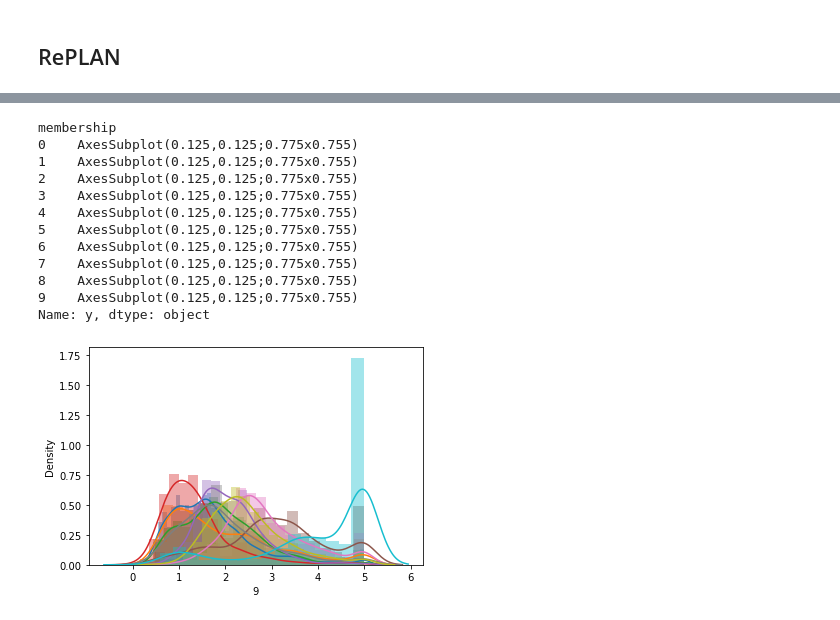
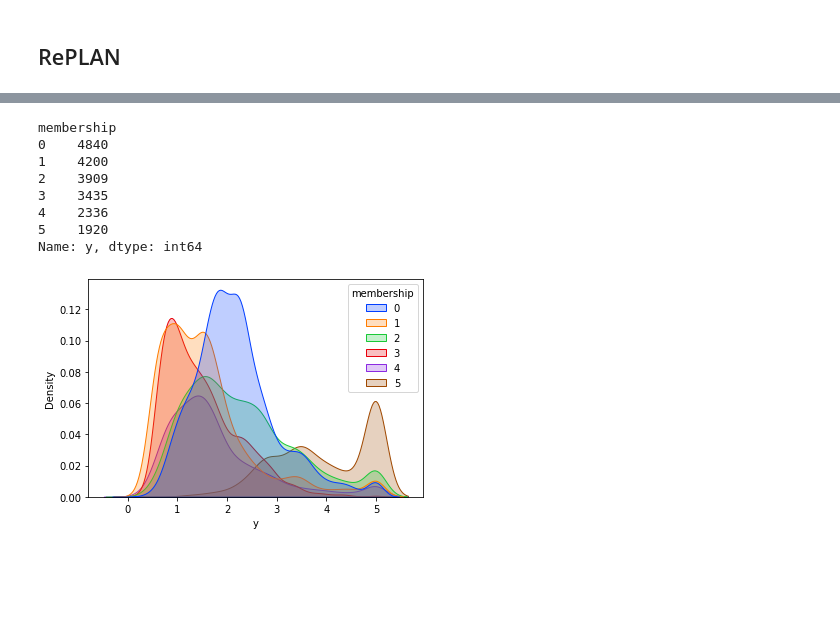
Before and after one commit to AlanGanem/replan, a Jupyter notebook: notebooks_dev/replan.ipynb, the cells around one changed output, grey strips where cells are left out. Cells and saved outputs as stored; diff of their text form; code cells hidden in the pictures; blank space fills up the shorter version.

```diff
--- a/notebooks_dev/replan.ipynb
+++ b/notebooks_dev/replan.ipynb
@@ -75,6 +83,8 @@ def sparse_dot_product(
     N.B. if A and B are not in CSR format, they will be converted to CSR
     '''
 
+    A = sparse.csr_matrix(A)
+    B = sparse.csr_matrix(B)
     if 'awesome_cossim_topn' in globals():
         dot = awesome_cossim_topn(
             A = A,
@@ -742,11 +810,10 @@ from sklearn.datasets import fetch_california_housing
 housing = fetch_california_housing(as_frame = True)
 df, features, target = housing['frame'], housing['feature_names'], housing['target_names']
 # %%
-from sklearn.linear_model import SGDRegressor, SGDClassifier, LinearRegression, LogisticRegression
-from sknetwork.clustering import KMeans as KMeansNetwork
-from sknetwork.clustering import Louvain
+from sknetwork.embedding import LouvainEmbedding
 
-reg = SGDRegressor(penalty = 'l1', alpha = 0.01,)
+#reg = SGDRegressor(penalty = 'l2', alpha = 0.01,)
+reg = LinearRegression()
 clf = LogisticRegression()
 
 embeder = Louvain()
@@ -754,5 +821,8 @@ embeder = Louvain()
 y = df[target]
 y_cat = RobustKBinsDiscretizer(encode = 'ordinal', ).fit_transform(y)
 
-pureg = _PartitionUnit(reg, embeder, numerical_features = features, numerical_n_bins = 20, numerical_strategy = 'quantile').fit(df, y)
-puclf = _PartitionUnit(clf, embeder, numerical_features = features, numerical_n_bins = 20, numerical_strategy = 'quantile').fit(df, y_cat)
+pureg = _PartitionUnit(
+    reg, embeder, numerical_features = features, numerical_n_bins = 10, numerical_strategy = 'quantile', bipartite = True,
+    max_archetypes = None
+).fit(df, y)
+#puclf = _PartitionUnit(clf, embeder, numerical_features = features, numerical_n_bins = 20, numerical_strategy = 'quantile').fit(df, y_cat)
@@ -772,20 +834,21 @@ sns.distplot(pureg.transform(df).max(1))
 # %%
 embs = pureg.transform(df)
 point_membership = pd.DataFrame(embs.argmax(1))
+msk = embs.max(1) > 0
 point_membership.columns = ['membership']
+point_membership['membership'] = pureg.network_embedder.labels_row_
 point_membership['y'] = df[target]
-point_membership.groupby('membership')['y'].apply(lambda x: sns.distplot(x))
+point_membership['score'] = embs.max(1)
+
+sns.kdeplot(data = point_membership[msk], x = 'y',hue = 'membership', palette = 'bright', shade = True, )
+point_membership[msk].groupby('membership')['y'].count()
 # %% [output]
 membership
-0    AxesSubplot(0.125,0.125;0.775x0.755)
-1    AxesSubplot(0.125,0.125;0.775x0.755)
-2    AxesSubplot(0.125,0.125;0.775x0.755)
-3    AxesSubplot(0.125,0.125;0.775x0.755)
-4    AxesSubplot(0.125,0.125;0.775x0.755)
-5    AxesSubplot(0.125,0.125;0.775x0.755)
-6    AxesSubplot(0.125,0.125;0.775x0.755)
-7    AxesSubplot(0.125,0.125;0.775x0.755)
-8    AxesSubplot(0.125,0.125;0.775x0.755)
-9    AxesSubplot(0.125,0.125;0.775x0.755)
-Name: y, dtype: object
+0    4840
+1    4200
+2    3909
+3    3435
+4    2336
+5    1920
+Name: y, dtype: int64
-[figure, old version]
+[figure, new version]
```
Also changed, not shown: parts of 13 cells of this notebook.
